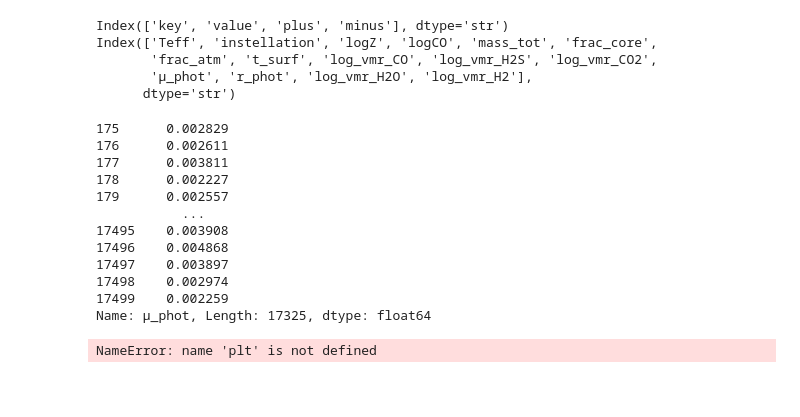
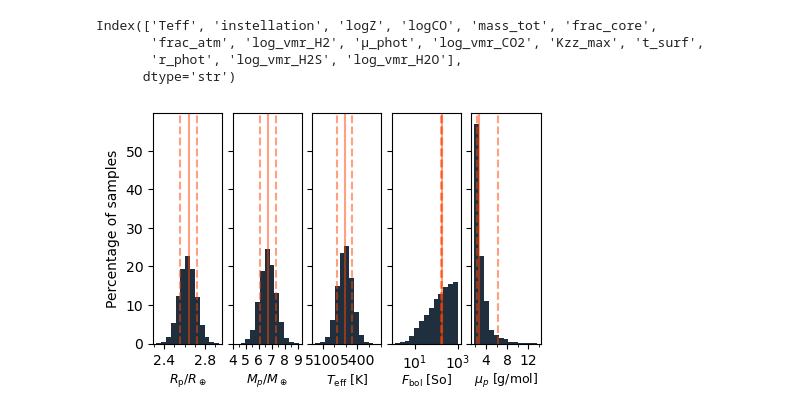
Before and after one commit to nichollsh/InferAGNI, a Jupyter notebook: notebooks/paper_demo.ipynb, the cells around one changed output. Drawn from its saved outputs; the diff is of its cells as text; code cells hidden in the pictures; blank space fills up the shorter version.

```diff
--- a/notebooks/paper_demo.ipynb
+++ b/notebooks/paper_demo.ipynb
@@ -28,99 +27,84 @@ ntruth = len(truth)
 end_frac = 0.01
 nsamp = int(len(samps)*(1-end_frac))
 samps = samps.iloc[-nsamp:]
-# %%
-print(truth.keys())
-print(samps.keys())
-# %% [output]
-Index(['key', 'value', 'plus', 'minus'], dtype='str')
-Index(['Teff', 'instellation', 'logZ', 'logCO', 'mass_tot', 'frac_core',
-       'frac_atm', 't_surf', 'log_vmr_CO', 'log_vmr_H2S', 'log_vmr_CO2',
-       'μ_phot', 'r_phot', 'log_vmr_H2O', 'log_vmr_H2'],
-      dtype='str')
-# %%
-print(samps["μ_phot"])
-# %% [output]
-175      0.002829
-176      0.002611
-177      0.003811
-178      0.002227
-179      0.002557
-           ...
-17495    0.003908
-17496    0.004868
-17497    0.003897
-17498    0.002974
-17499    0.002259
-Name: μ_phot, Length: 17325, dtype: float64
+# %%
+print(samps.keys())
+# %% [output]
+Index(['Teff', 'instellation', 'logZ', 'logCO', 'mass_tot', 'frac_core',
+       'frac_atm', 'log_vmr_H2', 'μ_phot', 'log_vmr_CO2', 'Kzz_max', 't_surf',
+       'r_phot', 'log_vmr_H2S', 'log_vmr_H2O'],
+      dtype='str')
 # %%
 
-fig,ax = plt.subplots(ntruth,1,figsize=(5,0.8*ntruth),sharex=True)
+fig,ax = plt.subplots(1,ntruth,figsize=(5,3),sharey=True)
 
 for i in range(ntruth):
     k = truth["key"].iloc[i]
 
     this_samp = ia.util.undimen(deepcopy(samps[k]), k)
 
-    pctle = 0.5
+    pctle = 0.0
     ymin = np.percentile(this_samp, pctle)
     ymax = np.percentile(this_samp, 100-pctle)
 
     nbins = 14
     if ia.util.varprops[k].log:
-        ax[i].set_yscale("log")
+        ax[i].set_xscale("log")
         bins = np.logspace(np.log10(ymin), np.log10(ymax), nbins)
     else:
         bins = np.linspace(ymin, ymax, nbins)
 
     # samples from mcmc
     ax[i].hist(this_samp, bins=bins, weights=np.full_like(this_samp, 100.0/len(this_samp)),
-               orientation="horizontal", color=samples_color, edgecolor="none",)
+               color=samples_color, edgecolor="none",)
     # ax[i].axhline(y=np.median(this_samp), color=samples_color, ls="dotted", alpha=0.7, lw=2)
 
     # observations
     al = 0.5
 
     this_truth = deepcopy(truth.iloc[i])
     obs_val = ia.util.undimen(this_truth["value"], k)
-    ax[i].axhline(obs_val, color=truth_color, ls="-", alpha=al)
+    ax[i].axvline(obs_val, color=truth_color, ls="-", alpha=al)
 
     obs_err_plu = obs_val + ia.util.undimen(this_truth["plus"], k)
-    ax[i].axhline(obs_err_plu, color=truth_color, ls="--", alpha=al)
+    ax[i].axvline(obs_err_plu, color=truth_color, ls="--", alpha=al)
 
     obs_err_min = obs_val - ia.util.undimen(this_truth["minus"], k)
-    ax[i].axhline(obs_err_min, color=truth_color, ls="--", alpha=al)
+    ax[i].axvline(obs_err_min, color=truth_color, ls="--", alpha=al)
 
     # text = ia.util.varprops[k].label
     # ax[i].text(0.5, 0.5, text, transform=ax[i].transAxes, ha="left", va="center",
     #                fontsize=10, bbox=dict(facecolor="white", edgecolor="none", alpha=0.7, pad=0.1))
 
-    ax[i].set_ylabel(ia.util.varprops[k].label_short, fontsize=9)
+    ax[i].set_xlabel(ia.util.varprops[k].label_short, fontsize=9, labelpad=0.1)
 
     # custom tick spacing
     match k:
+        case "r_phot":
+            ax[i].xaxis.set_major_locator(mpl.ticker.MultipleLocator(0.4))
+            ax[i].xaxis.set_minor_locator(mpl.ticker.MultipleLocator(0.1))
         case "mass_tot":
             dy = 1
-            ax[i].yaxis.set_major_locator(mpl.ticker.MultipleLocator(1))
-            ax[i].yaxis.set_minor_locator(mpl.ticker.MultipleLocator(0.5))
-        case "r_phot":
-            ax[i].yaxis.set_major_locator(mpl.ticker.MultipleLocator(0.2))
-            ax[i].yaxis.set_minor_locator(mpl.ticker.MultipleLocator(0.1))
+            ax[i].xaxis.set_major_locator(mpl.ticker.MultipleLocator(1))
+            ax[i].xaxis.set_minor_locator(mpl.ticker.MultipleLocator(0.5))
         case "Teff":
-            ax[i].yaxis.set_major_locator(mpl.ticker.MultipleLocator(200))
-            ax[i].yaxis.set_minor_locator(mpl.ticker.MultipleLocator(100))
+            ax[i].xaxis.set_major_locator(mpl.ticker.MultipleLocator(300))
+            ax[i].xaxis.set_minor_locator(mpl.ticker.MultipleLocator(100))
         case "μ_phot":
-            ax[i].yaxis.set_major_locator(mpl.ticker.MultipleLocator(2))
-            ax[i].yaxis.set_minor_locator(mpl.ticker.MultipleLocator(1))
-
-ax[-1].set_xlabel(f"Percentage of samples")
-fig.align_ylabels()
+            # ax[i].set_xscale("log")
+            ax[i].xaxis.set_major_locator(mpl.ticker.MultipleLocator(4))
+            ax[i].xaxis.set_minor_locator(mpl.ticker.MultipleLocator(2))
+            # ax[i].xaxis.set_major_formatter(mpl.ticker.FormatStrFormatter("%.0f"))
 
 
-fig.subplots_adjust(hspace=0.1)
-fig.savefig(outdir+"ia_demo_truth.pdf", dpi=ia.plot.DPI, bbox_inches="tight")
+
+ax[0].set_ylabel(f"Percentage of samples")
+fig.align_xlabels()
+fig.subplots_adjust(wspace=0.15)
+fig.savefig(os.path.join(outdir,"ia_demo_truth.pdf"), dpi=ia.plot.DPI, bbox_inches="tight")
 plt.show()
 # %% [output]
-NameError: name 'plt' is not defined
+[figure, added]
 # %%
 fig,ax = plt.subplots(1,1,figsize=(5,3))
 
```
Also changed, not shown: parts of 5 cells of this notebook, 5 other files.
